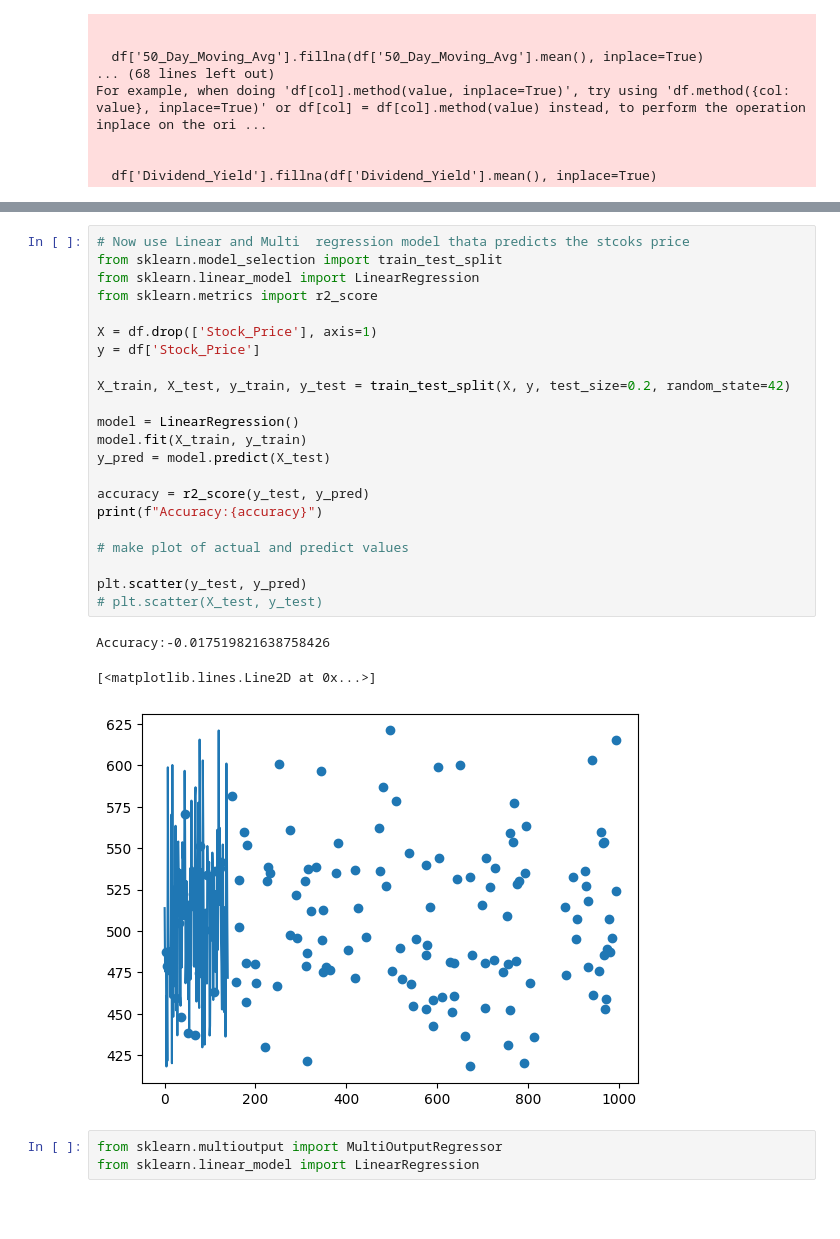
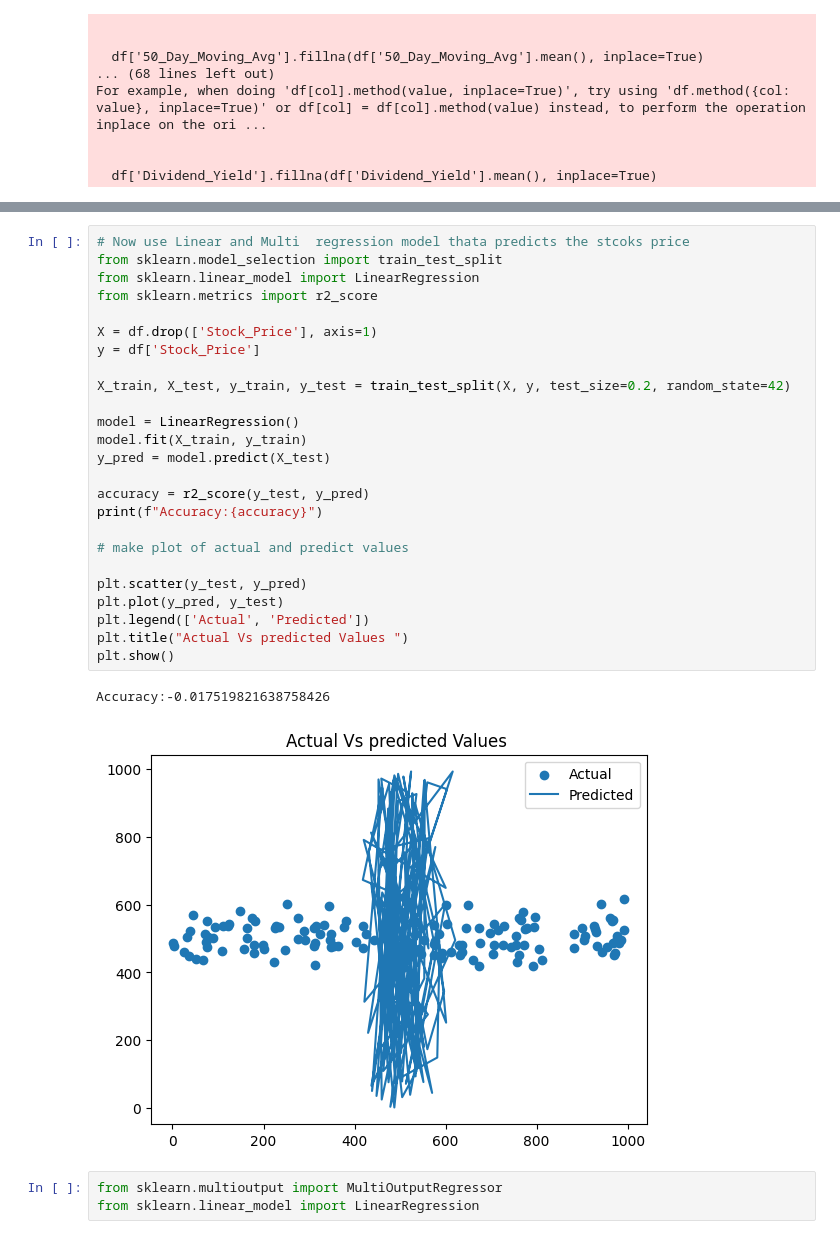
Before and after one commit to NadirAliOfficial/Data-Science-Course-IBA, a Jupyter notebook: assignments/MidExam_NadirAliKhan.ipynb, the cells around one changed output, grey strips where cells are left out. Saved outputs shown, nothing was run; the diff lists cells and outputs as text; blank space fills up the shorter version.

```diff
--- a/assignments/MidExam_NadirAliKhan.ipynb
+++ b/assignments/MidExam_NadirAliKhan.ipynb
@@ -122,29 +122,31 @@ dtype: int64
 # %%
 # Now use Linear and Multi  regression model thata predicts the stcoks price
 from sklearn.model_selection import train_test_split
 from sklearn.linear_model import LinearRegression
 from sklearn.metrics import r2_score
 
 X = df.drop(['Stock_Price'], axis=1)
 y = df['Stock_Price']
 
 X_train, X_test, y_train, y_test = train_test_split(X, y, test_size=0.2, random_state=42)
 
 model = LinearRegression()
 model.fit(X_train, y_train)
 y_pred = model.predict(X_test)
 
 accuracy = r2_score(y_test, y_pred)
 print(f"Accuracy:{accuracy}")
 
 # make plot of actual and predict values
 
 plt.scatter(y_test, y_pred)
-# plt.scatter(X_test, y_test)
+plt.plot(y_pred, y_test)
+plt.legend(['Actual', 'Predicted'])
+plt.title("Actual Vs predicted Values ")
+plt.show()
 # %% [output]
 Accuracy:-0.017519821638758426
-[<matplotlib.lines.Line2D at 0x...>]
-[figure, old version]
+[figure, new version]
 # %%
 from sklearn.multioutput import MultiOutputRegressor
 from sklearn.linear_model import LinearRegression
```
Also changed, not shown: parts of 1 cell of this notebook.
